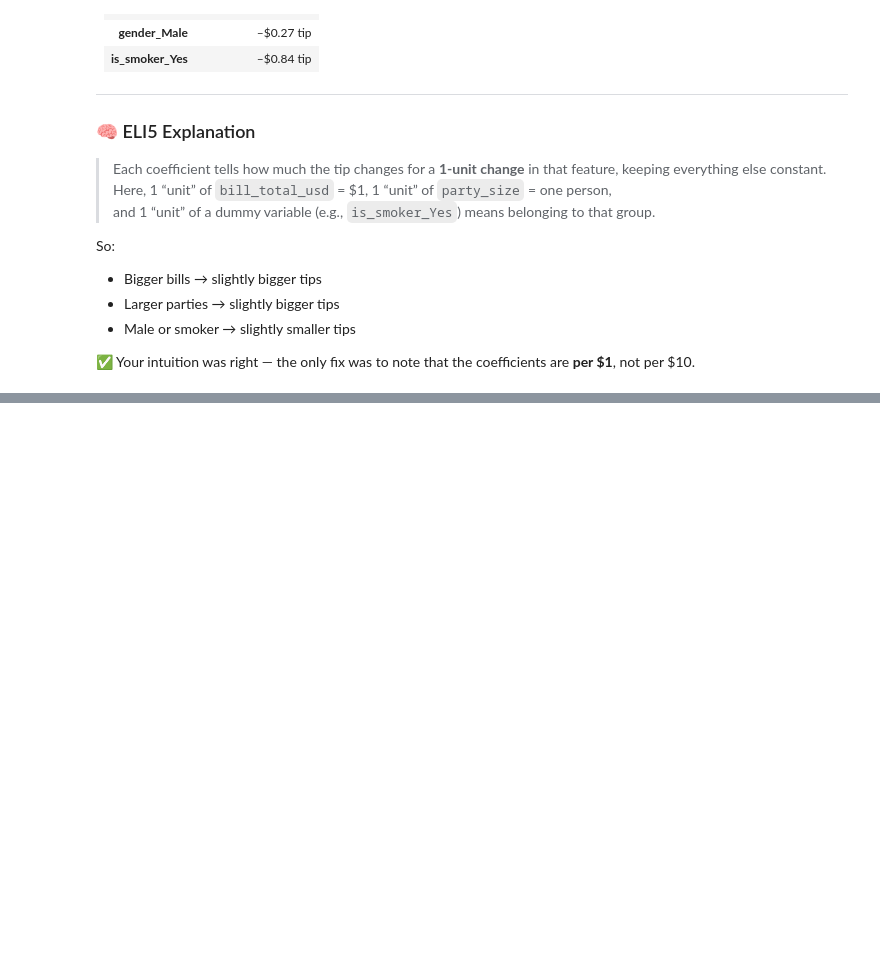
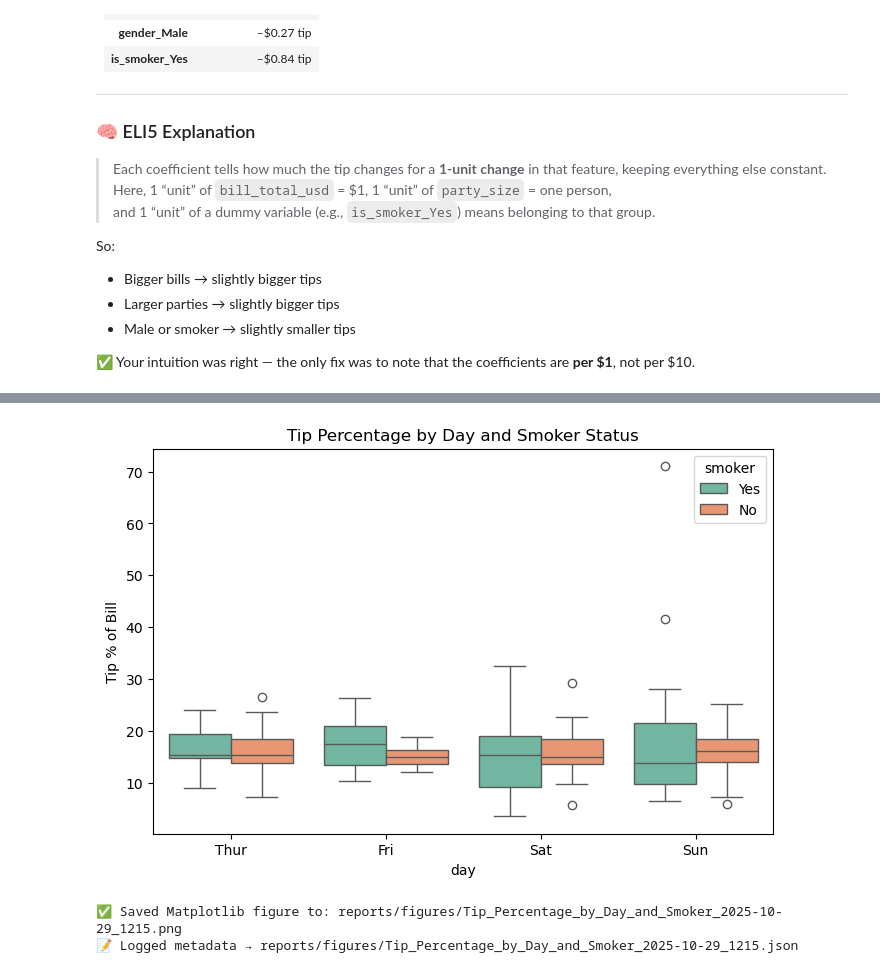
Before and after one commit to ramtackett/Masters-level-DIY-Data-Science-Curriculum-ai-Era-, a Jupyter notebook: ds-zero-to-one/notebooks/05A_QUIZ1.ipynb, the cells around one changed output, grey strips where cells are left out. Saved outputs shown, nothing was run; the diff lists cells and outputs as text; code cells hidden in the pictures; blank space fills up the shorter version.

```diff
--- a/ds-zero-to-one/notebooks/05A_QUIZ1.ipynb
+++ b/ds-zero-to-one/notebooks/05A_QUIZ1.ipynb
@@ -145,0 +156,38 @@ So:
+# %%
+import seaborn as sns
+import matplotlib.pyplot as plt
+
+df = sns.load_dataset("tips")
+df["tip_pct"] = df["tip"] / df["total_bill"] * 100
+
+ax = plt.figure(figsize=(8,5))
+sns.boxplot(data=df, x="day", y="tip_pct", hue="smoker", palette="Set2")
+plt.title("Tip Percentage by Day and Smoker Status")
+plt.ylabel("Tip % of Bill")
+plt.show()
+# %% [output]
+[figure, added]
+# %%
+
+# Log via your helper, if available
+try:
+    from src.helpers import save_and_log_plot
+    save_and_log_plot(
+        ax,
+        "reports/figures/Tip_Percentage_by_Day_and_Smoker.png",
+        df=df,
+        chart_type="boxplot",
+        library="seaborn",
+        x="day",
+        y="tip_pct",
+        dataset_name="tips_encoded_or_clean",
+        dataset_path="data/processed/tips_cleaned.csv",  # adjust if different
+        notebook="notebooks/05A_QUIZ1.ipynb",
+        notes="Tip Percentage by Day and Smoker Status.",
+        timestamped=True
+    )
+except Exception as e:
+    print(f"(Optional logging skipped) Reason: {e.__class__.__name__}: {e}")
+# %% [output]
+✅ Saved Matplotlib figure to: reports/figures/Tip_Percentage_by_Day_and_Smoker_2025-10-29_1215.png
+📝 Logged metadata → reports/figures/Tip_Percentage_by_Day_and_Smoker_2025-10-29_1215.json
```
Also changed, not shown: parts of 1 cell of this notebook, 2 other files.
